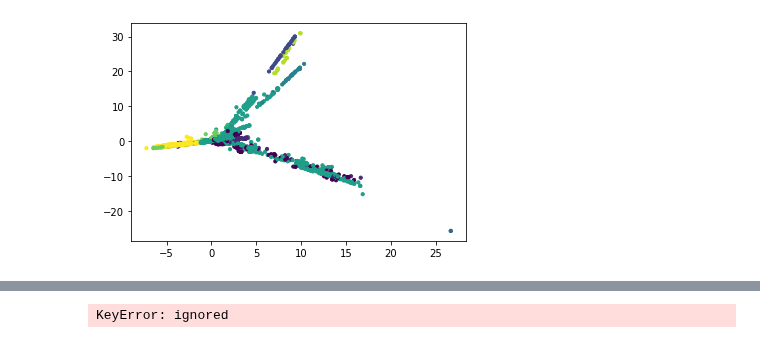
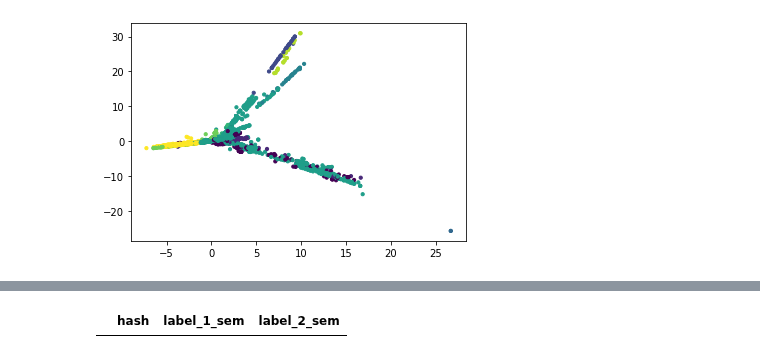
Before and after one commit to Maksimka9/clustering, a Jupyter notebook: main.ipynb, the cells around one changed output, grey strips where cells are left out. Saved outputs shown, nothing was run; the diff lists cells and outputs as text; code cells hidden in the pictures.

```diff
--- a/main.ipynb
+++ b/main.ipynb
@@ -301,11 +301,15 @@ See the caveats in the documentation: https://pandas.pydata.org/pandas-docs/stab
 # %%
 compare_labels_df = pd.DataFrame(columns = ['hash', 'label_1_sem', 'label_2_sem'])
 
-for index in hash_df_1.index:
-  for number in hash_df_2.index:
-    if hash_df_1.hash[index] == hash_df_2.hash[number]:
-      compare_labels_df = compare_labels_df.append({'hash': hash_df_1.hash[index], 'label_1_sem': hash_df_1.labels[index],
-                                                    'label_2_sem': hash_df_2.labels[index]}, ignore_index=True)
+similar_count = 0
+
+for index in hash_df_2.index:
+  for number in hash_df_1.index:
+    if hash_df_1.hash[number] == hash_df_2.hash[index] and hash_df_1.labels[number] == hash_df_2.labels[index]:
+      similar_count += 1
+
+
+      # compare_labels_df = compare_labels_df.append({'hash': hash_df_1.hash[index], 'label_1_sem': hash_df_1.labels[index], 'label_2_sem': hash_df_2.labels[index]}, ignore_index=True)
 compare_labels_df
 # %% [output]
-KeyError: ignored
+|  | hash | label_1_sem | label_2_sem |
```
Also changed, not shown: parts of 3 cells of this notebook.
